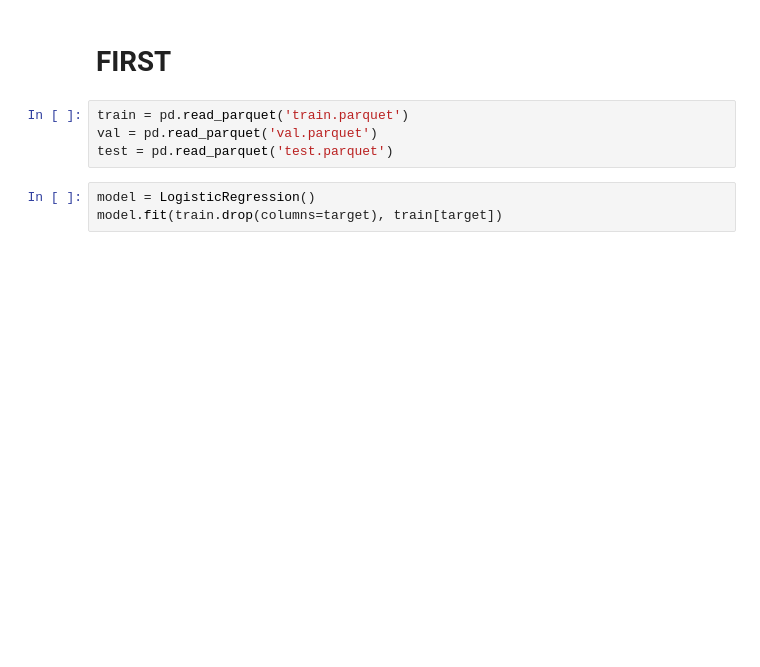
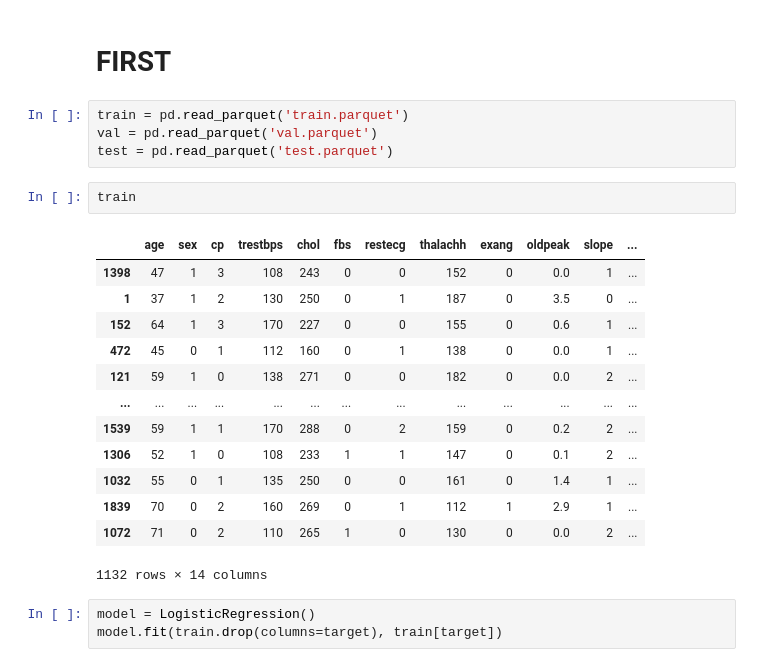
Before and after one commit to ART1X1/Predictive-analytics-for-assessing-the-risk-of-cardiovascular-diseases, a Jupyter notebook: Notebooks_V2/Logistic_Regression.ipynb, the cells around one changed output. Saved outputs shown, nothing was run; the diff lists cells and outputs as text; blank space fills up the shorter version.

```diff
--- a/Notebooks_V2/Logistic_Regression.ipynb
+++ b/Notebooks_V2/Logistic_Regression.ipynb
@@ -78,6 +78,22 @@ val.to_parquet('val.parquet')
 train = pd.read_parquet('train.parquet')
 val = pd.read_parquet('val.parquet')
 test = pd.read_parquet('test.parquet')
+# %%
+train
+# %% [output]
+|  | age | sex | cp | trestbps | chol | fbs | restecg | thalachh | exang | oldpeak | slope | ... |
+| 1398 | 47 | 1 | 3 | 108 | 243 | 0 | 0 | 152 | 0 | 0.0 | 1 | ... |
+| 1 | 37 | 1 | 2 | 130 | 250 | 0 | 1 | 187 | 0 | 3.5 | 0 | ... |
+| 152 | 64 | 1 | 3 | 170 | 227 | 0 | 0 | 155 | 0 | 0.6 | 1 | ... |
+| 472 | 45 | 0 | 1 | 112 | 160 | 0 | 1 | 138 | 0 | 0.0 | 1 | ... |
+| 121 | 59 | 1 | 0 | 138 | 271 | 0 | 0 | 182 | 0 | 0.0 | 2 | ... |
+| ... | ... | ... | ... | ... | ... | ... | ... | ... | ... | ... | ... | ... |
+| 1539 | 59 | 1 | 1 | 170 | 288 | 0 | 2 | 159 | 0 | 0.2 | 2 | ... |
+| 1306 | 52 | 1 | 0 | 108 | 233 | 1 | 1 | 147 | 0 | 0.1 | 2 | ... |
+| 1032 | 55 | 0 | 1 | 135 | 250 | 0 | 0 | 161 | 0 | 1.4 | 1 | ... |
+| 1839 | 70 | 0 | 2 | 160 | 269 | 0 | 1 | 112 | 1 | 2.9 | 1 | ... |
+| 1072 | 71 | 0 | 2 | 110 | 265 | 1 | 0 | 130 | 0 | 0.0 | 2 | ... |
+1132 rows × 14 columns
 # %%
 model = LogisticRegression()
 model.fit(train.drop(columns=target), train[target])
```
Also changed, not shown: parts of 4 cells of this notebook, 23 other files.
